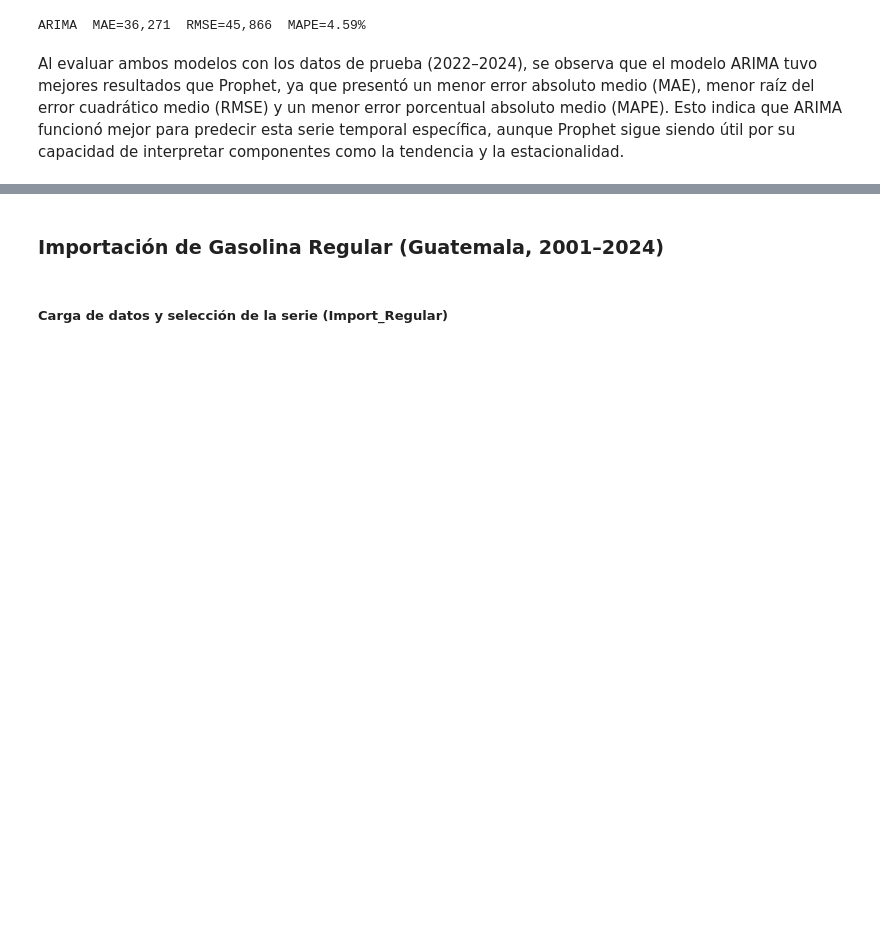
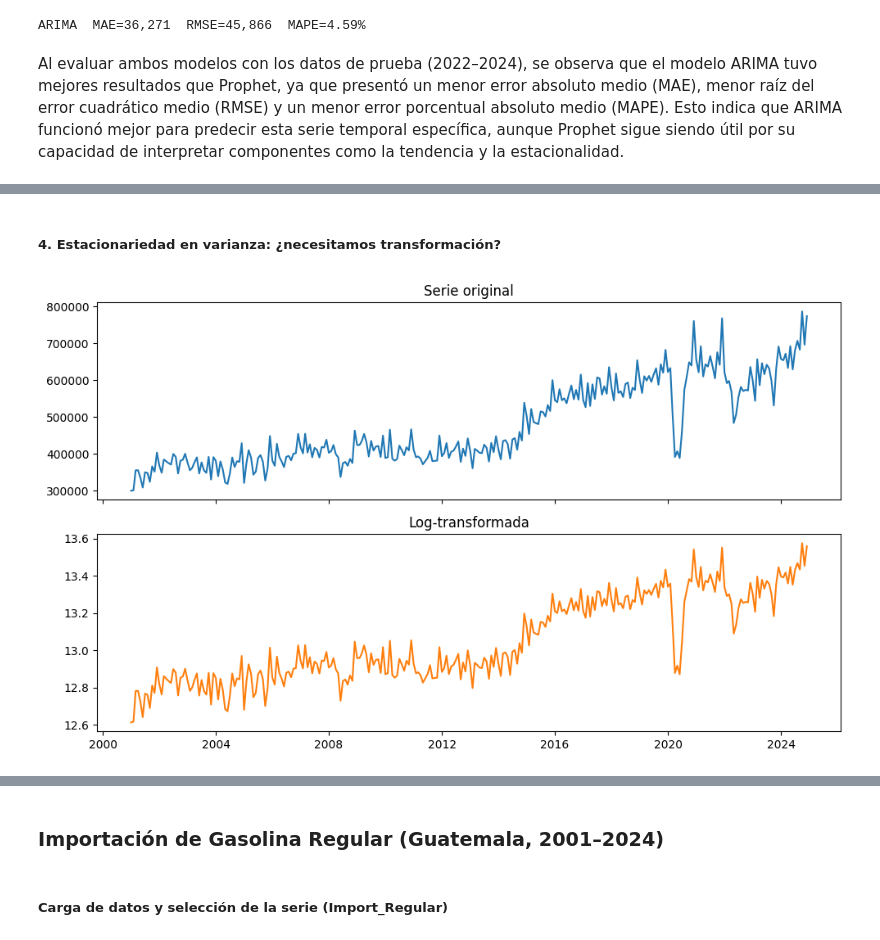
Before and after one commit to EstebanZG999/Lab1_DS, a Jupyter notebook: src/modelos_univariantes.ipynb, the cells around one changed output, grey strips where cells are left out. Drawn from its saved outputs; the diff is of its cells as text; code cells hidden in the pictures; blank space fills up the shorter version.

```diff
--- a/src/modelos_univariantes.ipynb
+++ b/src/modelos_univariantes.ipynb
@@ -309,0 +425,11 @@ Al evaluar ambos modelos con los datos de prueba (2022–2024), se observa que e
+# %% [markdown]
+##### 4. Estacionariedad en varianza: ¿necesitamos transformación?
+# %%
+fig, ax = plt.subplots(2,1, figsize=(10,6), sharex=True)
+ax[0].plot(y, label='Original')
+ax[0].set_title("Serie original")
+ax[1].plot(np.log(y), label='Log', color='tab:orange')
+ax[1].set_title("Log-transformada")
+plt.tight_layout(); plt.show()
+# %% [output]
+[figure, added]
```
Also changed, not shown: parts of 35 cells of this notebook.
